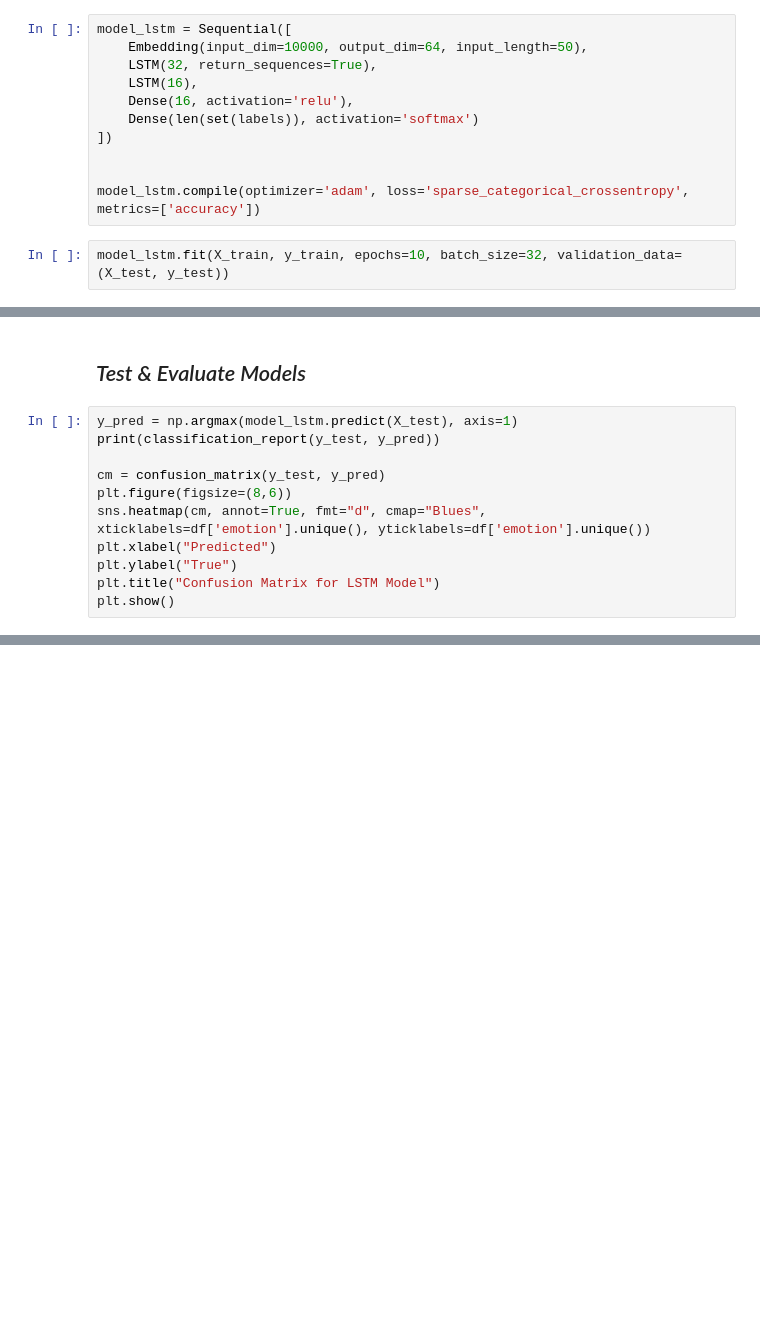
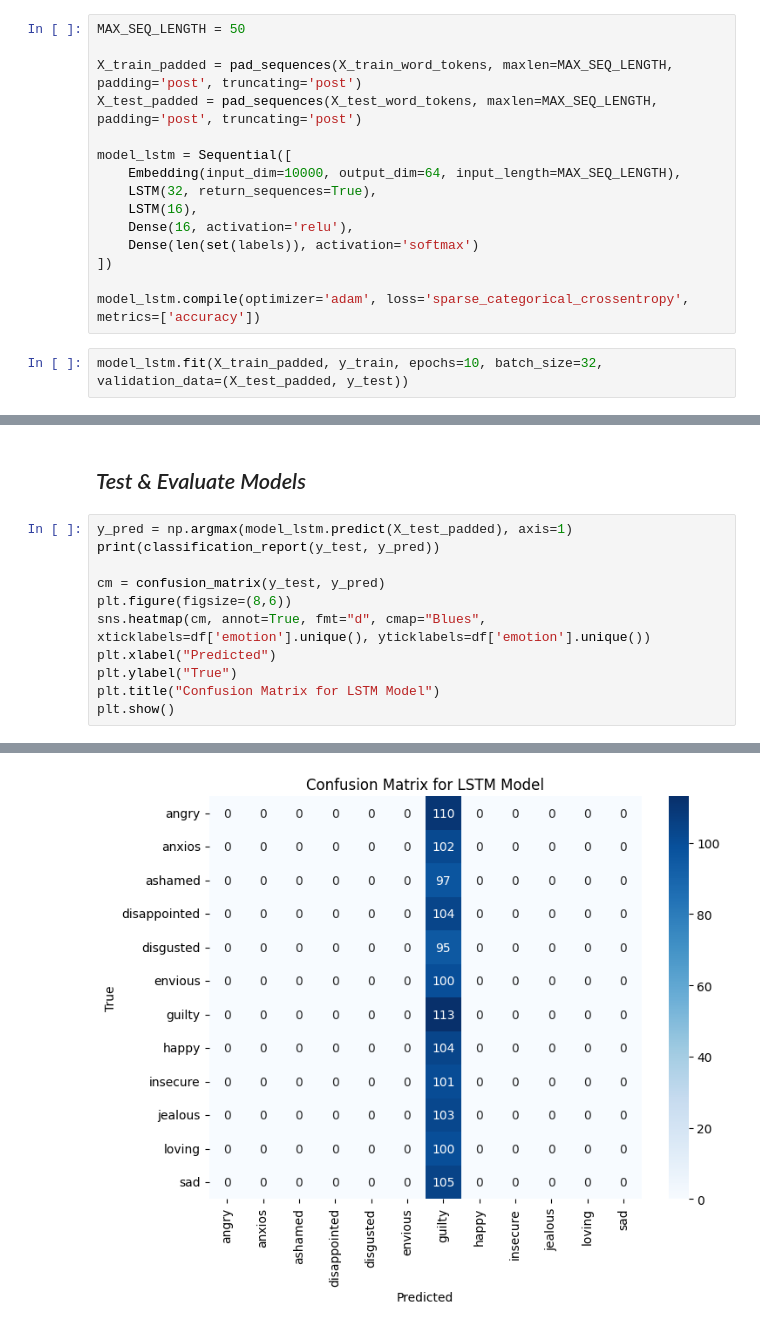
Before and after one commit to Sharif-University-ESRLab/fall2024-embeddedml-benchmark, a Jupyter notebook: Code/EmotionDetection/EmotionClassifier.ipynb, the cells around one changed output, grey strips where cells are left out. Drawn from its saved outputs; the diff is of its cells as text; blank space fills up the shorter version.

```diff
--- a/Code/EmotionDetection/EmotionClassifier.ipynb
+++ b/Code/EmotionDetection/EmotionClassifier.ipynb
@@ -140,15 +161,19 @@ with open("Models/parsbert_emotion_model.tflite", "wb") as f:
 # %% [markdown]
 ## *Training Lightweight Model (LSTM)*
 # %%
+MAX_SEQ_LENGTH = 50
+
+X_train_padded = pad_sequences(X_train_word_tokens, maxlen=MAX_SEQ_LENGTH, padding='post', truncating='post')
+X_test_padded = pad_sequences(X_test_word_tokens, maxlen=MAX_SEQ_LENGTH, padding='post', truncating='post')
+
 model_lstm = Sequential([
-    Embedding(input_dim=10000, output_dim=64, input_length=50),
+    Embedding(input_dim=10000, output_dim=64, input_length=MAX_SEQ_LENGTH),
     LSTM(32, return_sequences=True),
     LSTM(16),
     Dense(16, activation='relu'),
     Dense(len(set(labels)), activation='softmax')
 ])
 
-
 model_lstm.compile(optimizer='adam', loss='sparse_categorical_crossentropy', metrics=['accuracy'])
 # %%
-model_lstm.fit(X_train, y_train, epochs=10, batch_size=32, validation_data=(X_test, y_test))
+model_lstm.fit(X_train_padded, y_train, epochs=10, batch_size=32, validation_data=(X_test_padded, y_test))
@@ -163,7 +239,7 @@ with open("Models/lstm_emotion_model.tflite", "wb") as f:
 # %% [markdown]
 ## *Test & Evaluate Models*
 # %%
-y_pred = np.argmax(model_lstm.predict(X_test), axis=1)
+y_pred = np.argmax(model_lstm.predict(X_test_padded), axis=1)
 print(classification_report(y_test, y_pred))
 
 cm = confusion_matrix(y_test, y_pred)
@@ -173,3 +249,4 @@ plt.xlabel("Predicted")
 plt.ylabel("True")
 plt.title("Confusion Matrix for LSTM Model")
 plt.show()
+# %% [output]
@@ -175,0 +272 @@ plt.show()
+[figure, added]
```
Also changed, not shown: parts of 5 cells of this notebook.
